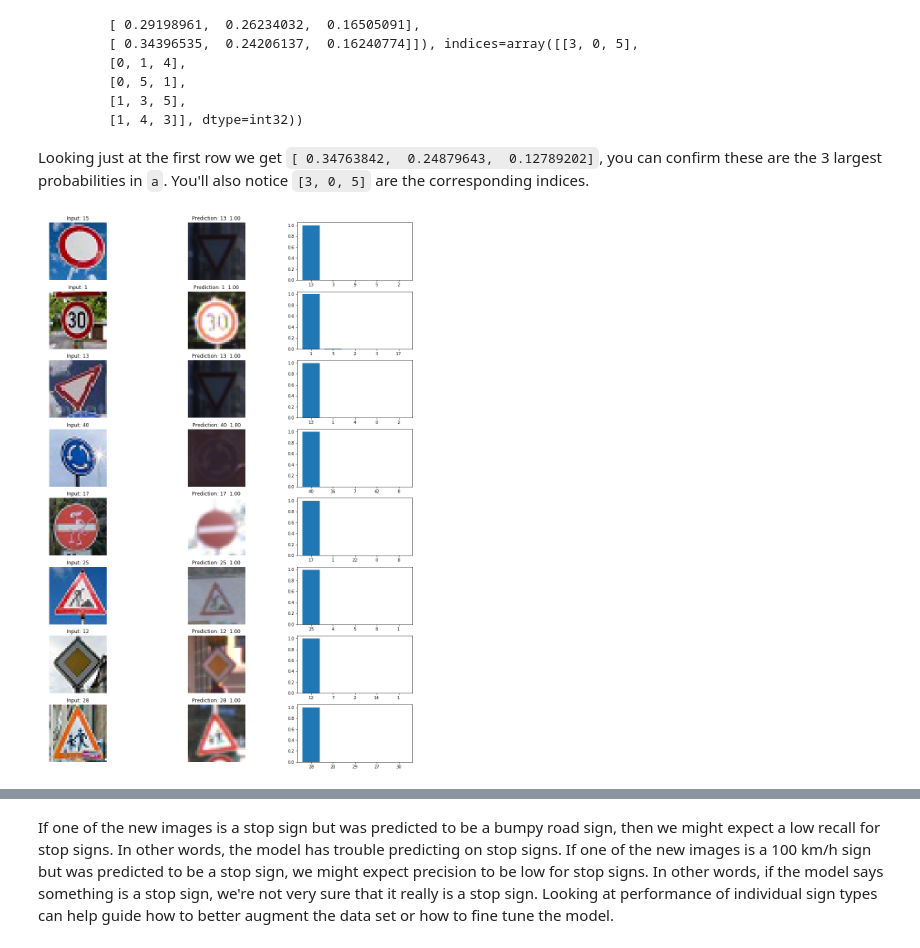
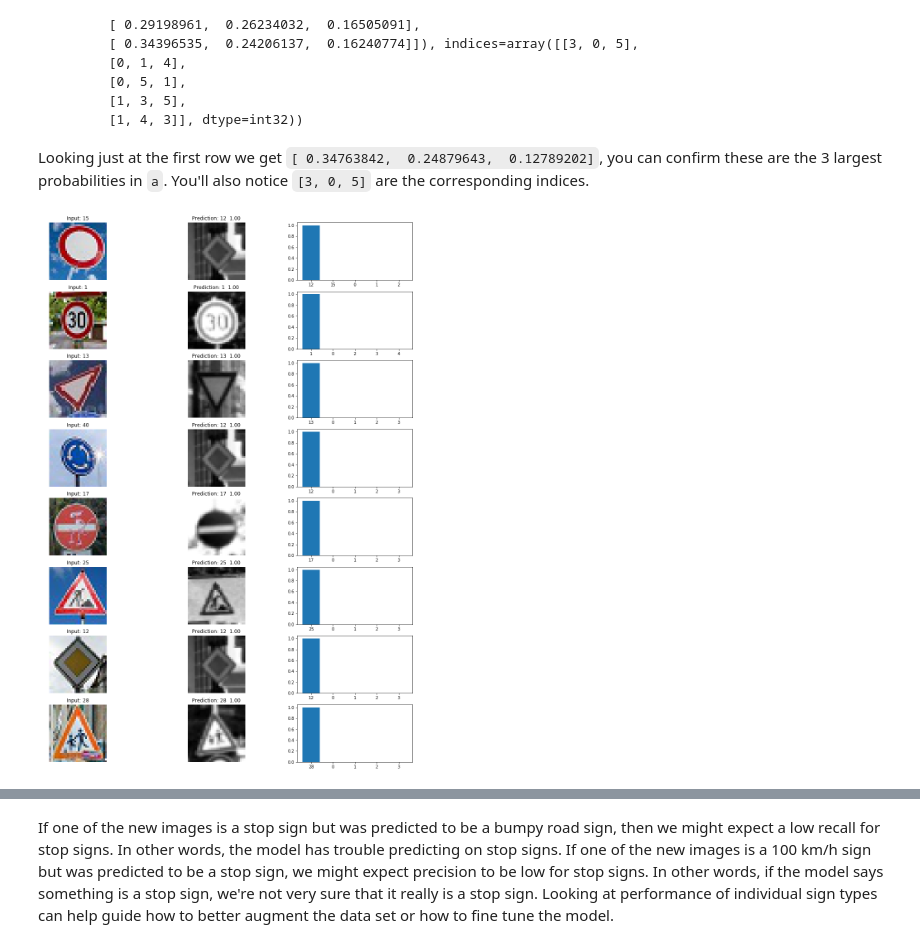
Before and after one commit to tmandzak/CarND-Traffic-Sign-Classifier-Project, a Jupyter notebook: Traffic_Sign_Classifier.ipynb, the cells around one changed output, grey strips where cells are left out. Saved outputs shown, nothing was run; the diff lists cells and outputs as text; code cells hidden in the pictures.

```diff
--- a/Traffic_Sign_Classifier.ipynb
+++ b/Traffic_Sign_Classifier.ipynb
@@ -922,23 +764,24 @@ def plot_eval_dict(eval_dict):
     axs[1].set_xlabel('EPOCH')
     _ = axs[1].set_ylabel('Accuracy')
 # %%
-EPOCHS = 3
+EPOCHS = 100
 BATCH_SIZE = 128
-rate = 0.001
+rate = 0.0005
 mu = 0
-sigma = 0.1 #np.sqrt(2/(X_train.shape[1]*X_train.shape[2]))   #*X_train.shape[3]
-keep_p = 0.5
+sigma = 0.1
+keep_p = 0.125
+prelu_alpha = 0.3
 # %%
-grayscale=False
+grayscale=True
 eqHist=False
 undersample=False
-oversample=False
-perturb=False
-rescaling='None'  #way = 'standardize'#'normalize' #'squeeze'
+oversample=True
+perturb=True
+rescaling='standardize'  #'standardize'#'normalize' #'squeeze'
 
 X_train, y_train = preprocess(X_train, y_train, grayscale, eqHist, undersample, oversample, perturb, rescaling)
-X_valid, y_valid = preprocess(X_valid, y_valid, grayscale, eqHist, undersample, oversample, perturb, rescaling)
-X_test, y_test = preprocess(X_test, y_test, grayscale, eqHist, undersample, oversample, perturb, rescaling)
+X_valid, y_valid = preprocess(X_valid, y_valid, grayscale, eqHist, False, False, False, rescaling)
+X_test, y_test = preprocess(X_test, y_test, grayscale, eqHist, False, False, False, rescaling)
 # %%
 from sklearn.utils import shuffle
 X_train, y_train = shuffle(X_train, y_train)
@@ -959,0 +800,3 @@ eval_dict, x, y, keep_prob, layers, logits, accuracy_operation, saver = train_an
+# %%
+#LeNet_modified
+eval_dict, x, y, keep_prob, layers, logits, accuracy_operation, saver = train_and_validate(LeNet_modified, X_train, y_train, X_valid, y_valid, EPOCHS, BATCH_SIZE, rate, mu, sigma, keep_p)
@@ -1030,8 +881,7 @@ for i in range(8):
 
 images_RGB = np.asarray(images)
 
-#images = np.sum(images_RGB//3, axis=3, keepdims=True).astype('uint8')
-images, _ = preprocess(images_RGB, grayscale=False)
+images, _ = preprocess(images_RGB, grayscale=True)
 # %% [output]
 [figure]
 # %% [markdown]
@@ -1111,21 +961,21 @@ with tf.Session() as sess:
 # %%
 fig, axs = plt.subplots(len(images_RGB), 3, figsize=(17, len(images_RGB)*3))
 
 for i, image in enumerate(images_RGB):
     axs[i, 0].axis('off')
     axs[i, 0].imshow(image)
     axs[i, 0].set_title('Input: '+str(labels[i]))
 
     prediction = tk[1][i][0]
     sign = np.argwhere(y_valid == prediction)[10]
     axs[i, 1].axis('off')
-    axs[i, 1].imshow(X_RGB_valid[sign].squeeze())
+    axs[i, 1].imshow(X_valid[sign].squeeze(), cmap = 'gray')
     axs[i, 1].set_title('Prediction: '+str(prediction)+'  {:.2f}'.format(tk[0][i][0]))
 
     axs[i, 2].bar(np.arange(5), tk[0][i])
     axs[i, 2].set_xticklabels(['-']+list(tk[1][i]), minor=False)
 # %% [output]
-[figure, old version]
+[figure, new version]
 # %%
 cnf_matrix = skm.confusion_matrix(y_test, y_pred)
 # %%
```
Also changed, not shown: parts of 54 cells of this notebook, 4 other files.
